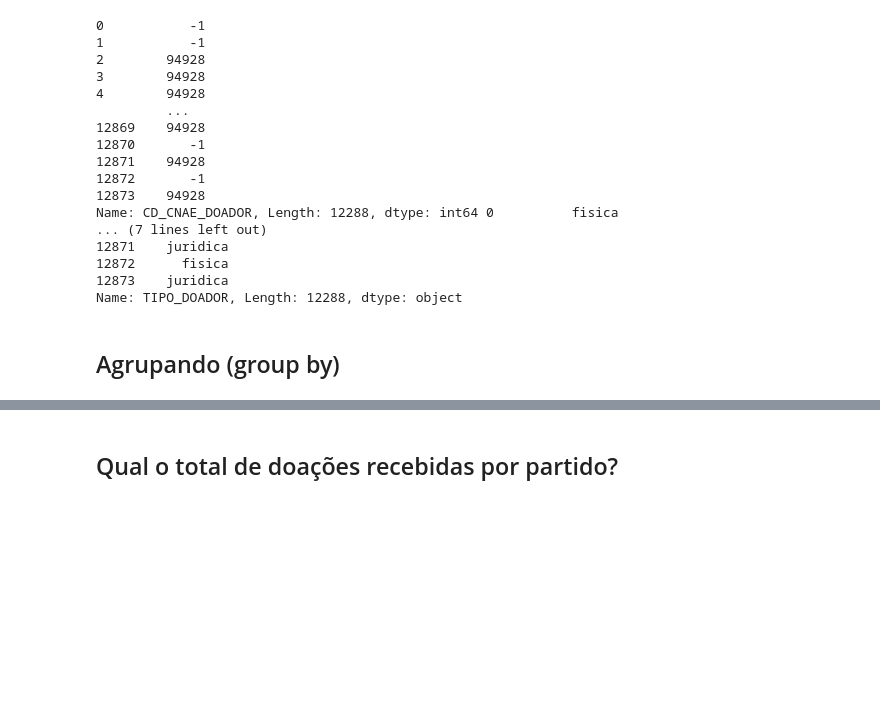
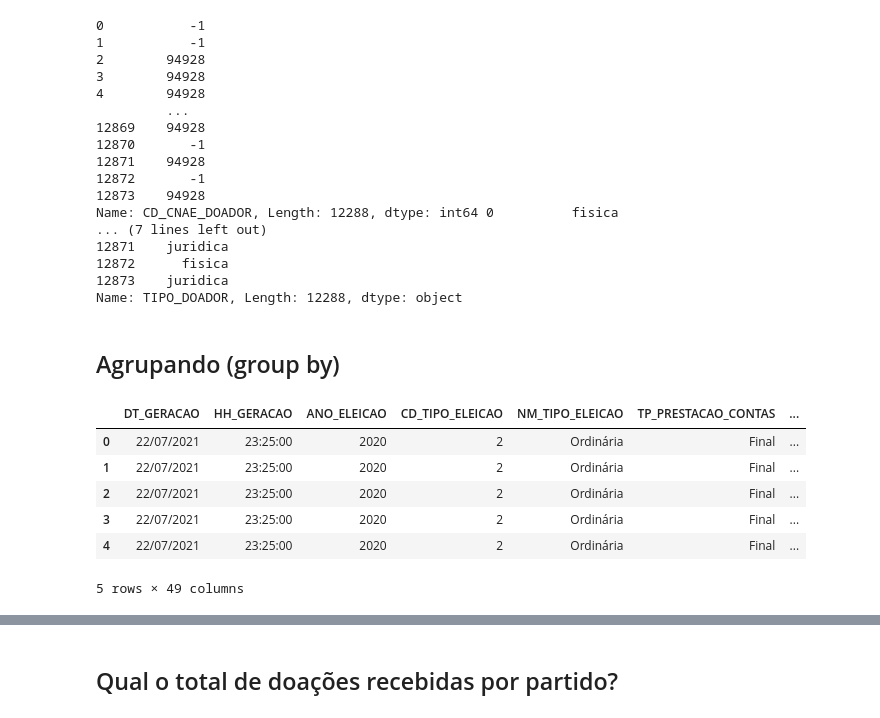
Before and after one commit to escola-de-dados/python-inovacao-civica, a Jupyter notebook: semana_2/desafio/desafio.ipynb, the cells around one changed output, grey strips where cells are left out. Saved outputs shown, nothing was run; the diff lists cells and outputs as text; code cells hidden in the pictures; blank space fills up the shorter version.

```diff
--- a/semana_2/desafio/desafio.ipynb
+++ b/semana_2/desafio/desafio.ipynb
@@ -170,6 +187,16 @@ Name: CD_CNAE_DOADOR, Length: 12288, dtype: int64 0          fisica
 Name: TIPO_DOADOR, Length: 12288, dtype: object
 # %% [markdown]
 ## Agrupando (group by)
+# %%
+df_final.head()
+# %% [output]
+|  | DT_GERACAO | HH_GERACAO | ANO_ELEICAO | CD_TIPO_ELEICAO | NM_TIPO_ELEICAO | TP_PRESTACAO_CONTAS | ... |
+| 0 | 22/07/2021 | 23:25:00 | 2020 | 2 | Ordinária | Final | ... |
+| 1 | 22/07/2021 | 23:25:00 | 2020 | 2 | Ordinária | Final | ... |
+| 2 | 22/07/2021 | 23:25:00 | 2020 | 2 | Ordinária | Final | ... |
+| 3 | 22/07/2021 | 23:25:00 | 2020 | 2 | Ordinária | Final | ... |
+| 4 | 22/07/2021 | 23:25:00 | 2020 | 2 | Ordinária | Final | ... |
+5 rows × 49 columns
 # %%
 # Preencha abaixo primeiro uma lista com as 3 colunas que precisamos utilizar para responder à pergunta. E depois o nome das 2 colunas que precisamos agrupar.
 
```
Also changed, not shown: parts of 10 cells of this notebook.
